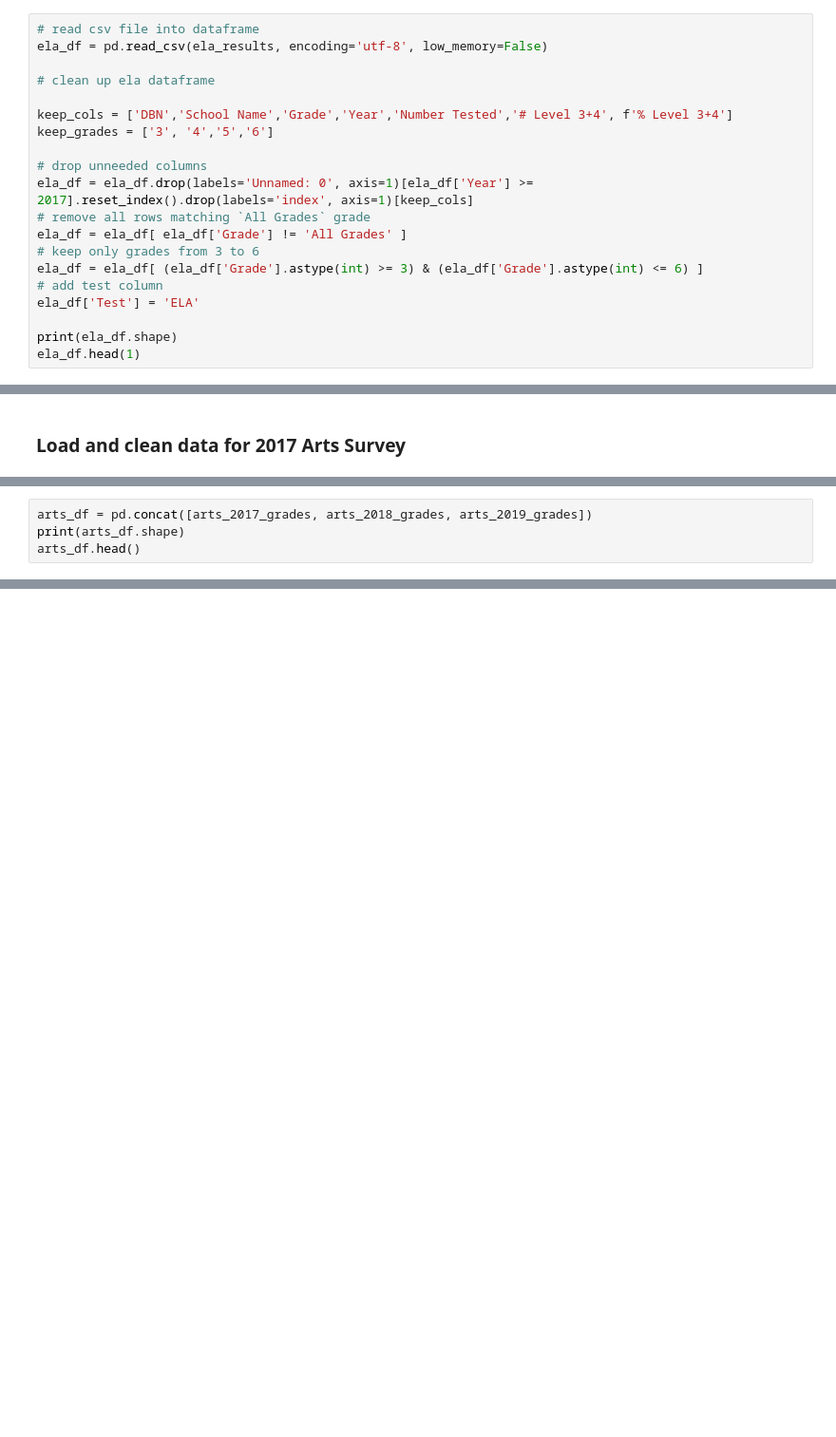
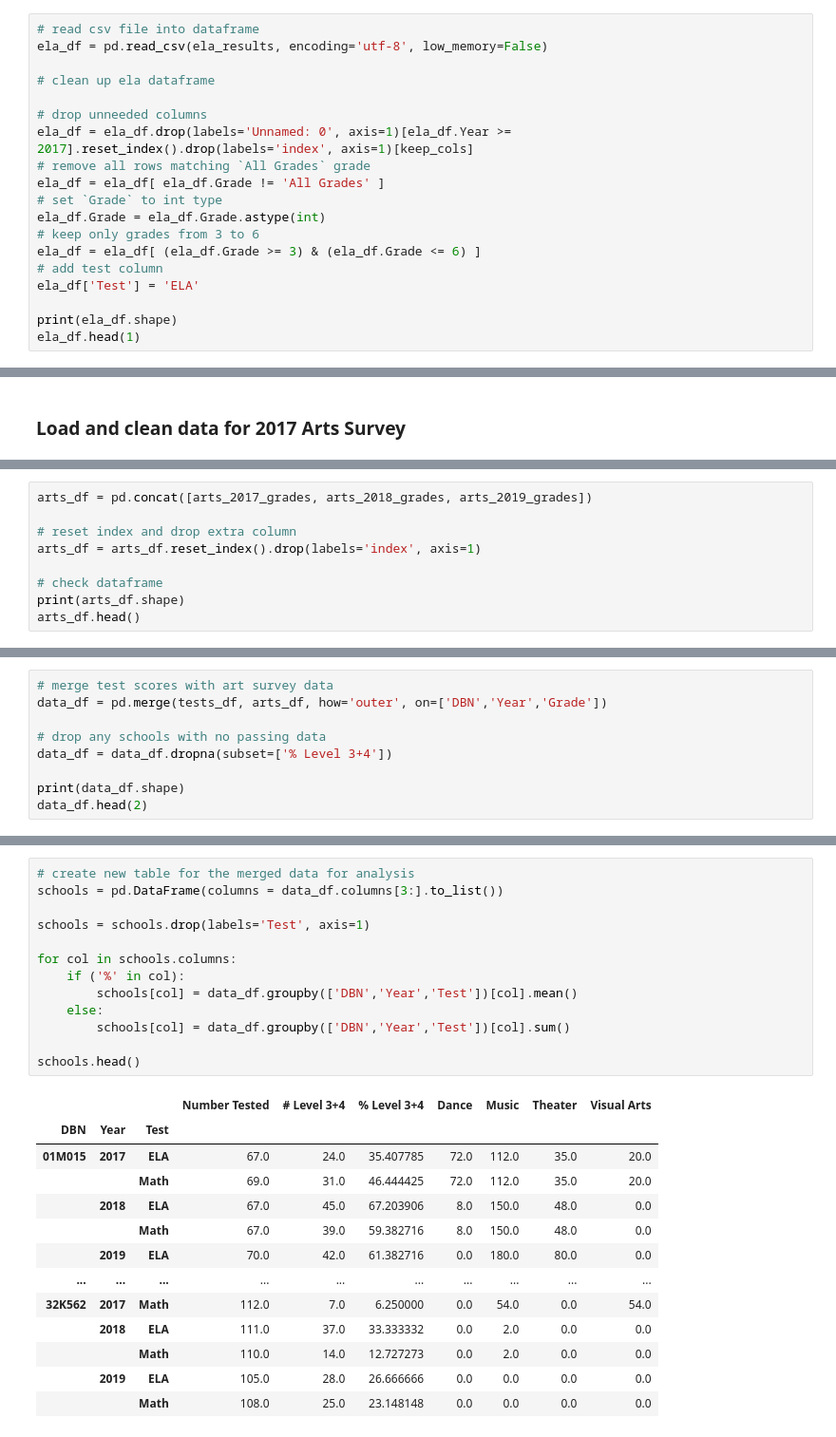
Before and after one commit to tomtav/arts-edu-impact, a Jupyter notebook: dev/tomtav/Q3_Hours_Thomas.ipynb, the cells around one changed output, grey strips where cells are left out. Shown at 95% size. Cells and saved outputs as stored; diff of their text form; blank space fills up the shorter version.

Commit message:
finalized data clean up and prep for analysis

```diff
--- a/dev/tomtav/Q3_Hours_Thomas.ipynb
+++ b/dev/tomtav/Q3_Hours_Thomas.ipynb
@@ -77,15 +84,14 @@ ela_df = pd.read_csv(ela_results, encoding='utf-8', low_memory=False)
 
 # clean up ela dataframe
 
-keep_cols = ['DBN','School Name','Grade','Year','Number Tested','# Level 3+4', f'% Level 3+4']
-keep_grades = ['3', '4','5','6']
-
 # drop unneeded columns
-ela_df = ela_df.drop(labels='Unnamed: 0', axis=1)[ela_df['Year'] >= 2017].reset_index().drop(labels='index', axis=1)[keep_cols]
+ela_df = ela_df.drop(labels='Unnamed: 0', axis=1)[ela_df.Year >= 2017].reset_index().drop(labels='index', axis=1)[keep_cols]
 # remove all rows matching `All Grades` grade
-ela_df = ela_df[ ela_df['Grade'] != 'All Grades' ]
+ela_df = ela_df[ ela_df.Grade != 'All Grades' ]
+# set `Grade` to int type
+ela_df.Grade = ela_df.Grade.astype(int)
 # keep only grades from 3 to 6
-ela_df = ela_df[ (ela_df['Grade'].astype(int) >= 3) & (ela_df['Grade'].astype(int) <= 6) ]
+ela_df = ela_df[ (ela_df.Grade >= 3) & (ela_df.Grade <= 6) ]
 # add test column
 ela_df['Test'] = 'ELA'
 
@@ -286,4 +333,9 @@ arts_2019_grades.head(1)
 # %%
 arts_df = pd.concat([arts_2017_grades, arts_2018_grades, arts_2019_grades])
+
+# reset index and drop extra column
+arts_df = arts_df.reset_index().drop(labels='index', axis=1)
+
+# check dataframe
 print(arts_df.shape)
 arts_df.head()
@@ -289,0 +356,9 @@ arts_df.head()
+# %%
+# merge test scores with art survey data
+data_df = pd.merge(tests_df, arts_df, how='outer', on=['DBN','Year','Grade'])
+
+# drop any schools with no passing data
+data_df = data_df.dropna(subset=['% Level 3+4'])
+
+print(data_df.shape)
+data_df.head(2)
@@ -289,0 +376,27 @@ arts_df.head()
+# %%
+# create new table for the merged data for analysis
+schools = pd.DataFrame(columns = data_df.columns[3:].to_list())
+
+schools = schools.drop(labels='Test', axis=1)
+
+for col in schools.columns:
+    if ('%' in col):
+        schools[col] = data_df.groupby(['DBN','Year','Test'])[col].mean()
+    else:
+        schools[col] = data_df.groupby(['DBN','Year','Test'])[col].sum()
+
+schools.head()
+# %% [output]
+|  |  |  | Number Tested | # Level 3+4 | % Level 3+4 | Dance | Music | Theater | Visual Arts |
+| DBN | Year | Test |  |  |  |  |  |  |  |
+| 01M015 | 2017 | ELA | 67.0 | 24.0 | 35.407785 | 72.0 | 112.0 | 35.0 | 20.0 |
+|  |  | Math | 69.0 | 31.0 | 46.444425 | 72.0 | 112.0 | 35.0 | 20.0 |
+|  | 2018 | ELA | 67.0 | 45.0 | 67.203906 | 8.0 | 150.0 | 48.0 | 0.0 |
+|  |  | Math | 67.0 | 39.0 | 59.382716 | 8.0 | 150.0 | 48.0 | 0.0 |
+|  | 2019 | ELA | 70.0 | 42.0 | 61.382716 | 0.0 | 180.0 | 80.0 | 0.0 |
+| ... | ... | ... | ... | ... | ... | ... | ... | ... | ... |
+| 32K562 | 2017 | Math | 112.0 | 7.0 | 6.250000 | 0.0 | 54.0 | 0.0 | 54.0 |
+|  | 2018 | ELA | 111.0 | 37.0 | 33.333332 | 0.0 | 2.0 | 0.0 | 0.0 |
+|  |  | Math | 110.0 | 14.0 | 12.727273 | 0.0 | 2.0 | 0.0 | 0.0 |
+|  | 2019 | ELA | 105.0 | 28.0 | 26.666666 | 0.0 | 0.0 | 0.0 | 0.0 |
+|  |  | Math | 108.0 | 25.0 | 23.148148 | 0.0 | 0.0 | 0.0 | 0.0 |
```
Also changed, not shown: parts of 13 cells of this notebook.
